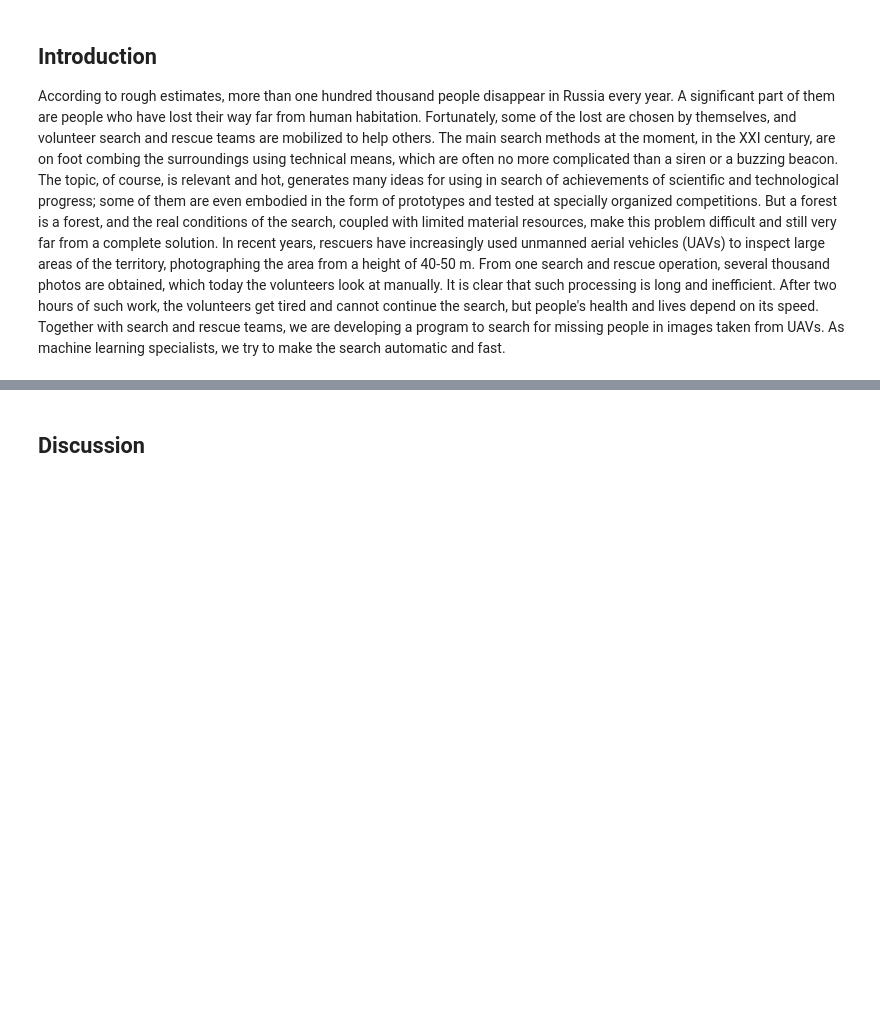
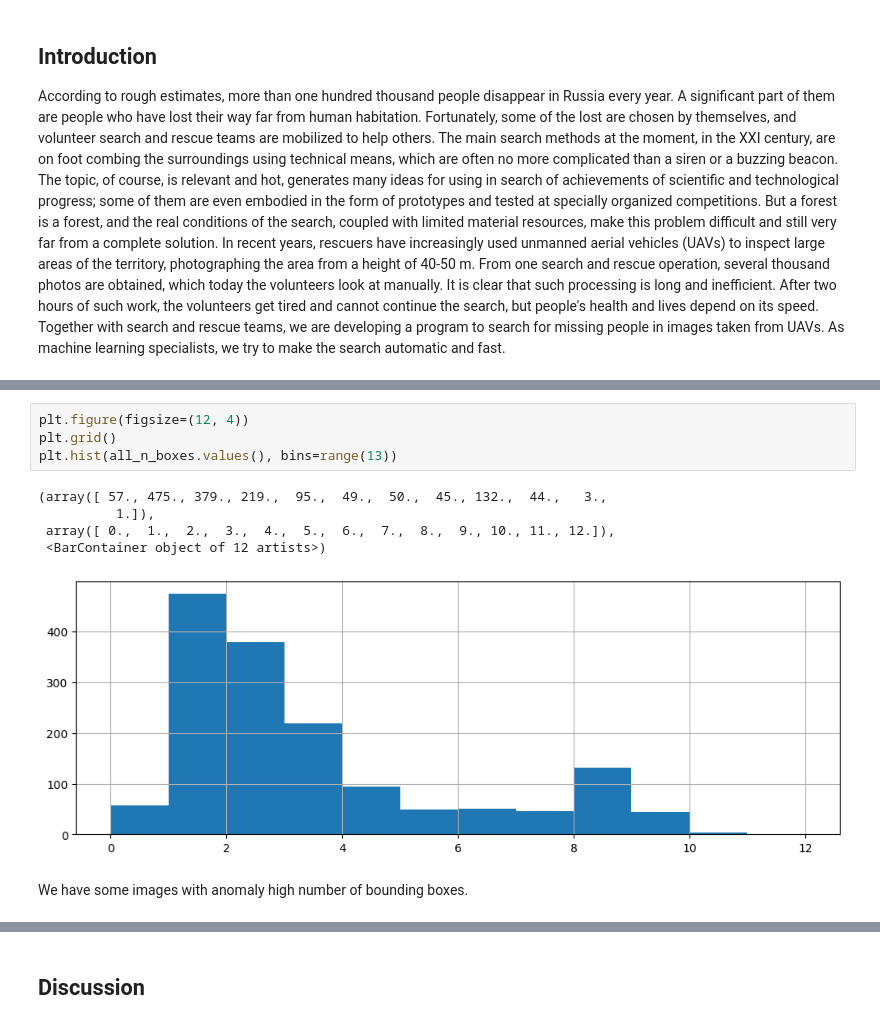
Before and after one commit to labintsev/ladd-and-weights, a Jupyter notebook: paper.ipynb, the cells around one changed output, grey strips where cells are left out. Saved outputs shown, nothing was run; the diff lists cells and outputs as text; blank space fills up the shorter version.

```diff
--- a/paper.ipynb
+++ b/paper.ipynb
@@ -9,0 +77,12 @@ Together with search and rescue teams, we are developing a program to search for
+# %%
+plt.figure(figsize=(12, 4))
+plt.grid()
+plt.hist(all_n_boxes.values(), bins=range(13))
+# %% [output]
+(array([ 57., 475., 379., 219.,  95.,  49.,  50.,  45., 132.,  44.,   3.,
+          1.]),
+ array([ 0.,  1.,  2.,  3.,  4.,  5.,  6.,  7.,  8.,  9., 10., 11., 12.]),
+ <BarContainer object of 12 artists>)
+[figure, added]
+# %% [markdown]
+We have some images with anomaly high number of bounding boxes.
```
Also changed, not shown: parts of 23 cells of this notebook, 1 other file.
